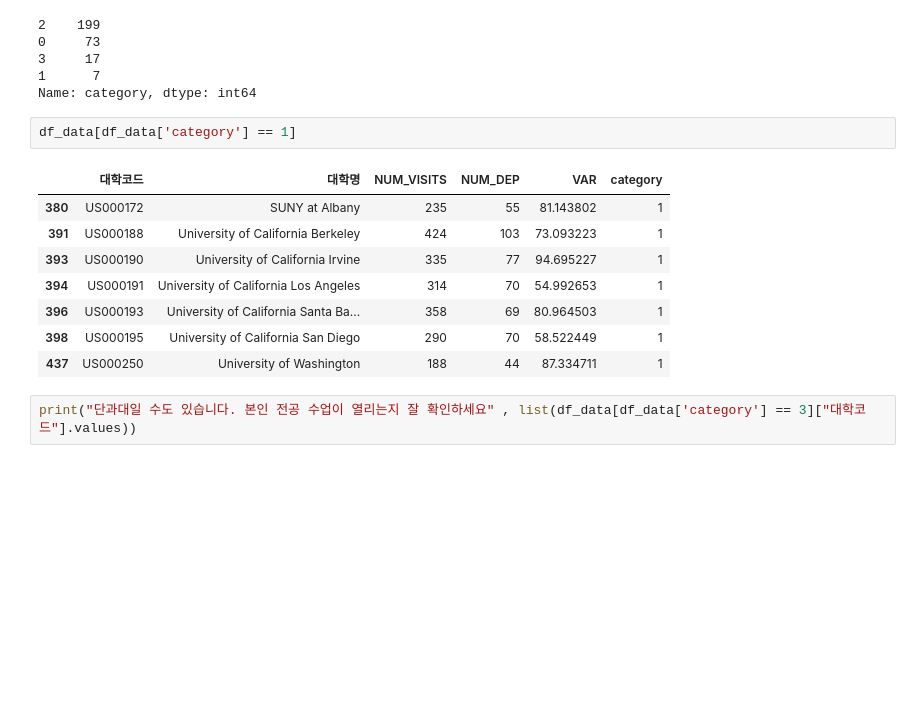
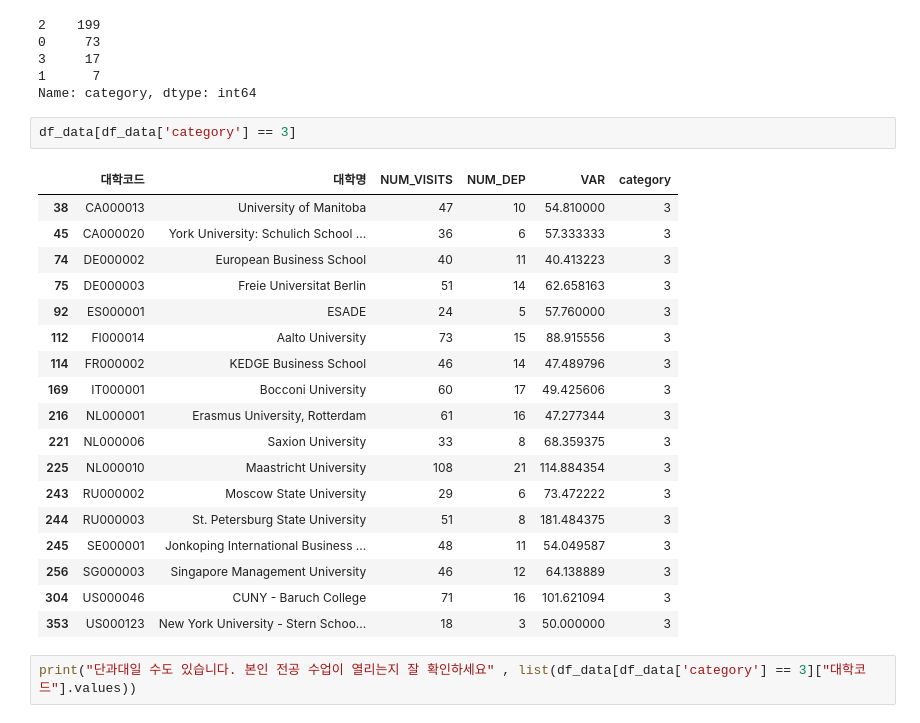
Before and after one commit to snoop2head/yonsei-exchange-program, a Jupyter notebook: cluster_departments_Kmeans.ipynb, the cells around one changed output. Drawn from its saved outputs; the diff is of its cells as text; blank space fills up the shorter version.

```diff
--- a/cluster_departments_Kmeans.ipynb
+++ b/cluster_departments_Kmeans.ipynb
@@ -109,16 +109,26 @@ df_data['category'].value_counts()
 1      7
 Name: category, dtype: int64
 # %%
-df_data[df_data['category'] == 1]
+df_data[df_data['category'] == 3]
 # %% [output]
 |  | 대학코드 | 대학명 | NUM_VISITS | NUM_DEP | VAR | category |
-| 380 | US000172 | SUNY at Albany | 235 | 55 | 81.143802 | 1 |
-| 391 | US000188 | University of California Berkeley | 424 | 103 | 73.093223 | 1 |
-| 393 | US000190 | University of California Irvine | 335 | 77 | 94.695227 | 1 |
-| 394 | US000191 | University of California Los Angeles | 314 | 70 | 54.992653 | 1 |
-| 396 | US000193 | University of California Santa Ba... | 358 | 69 | 80.964503 | 1 |
-| 398 | US000195 | University of California San Diego | 290 | 70 | 58.522449 | 1 |
-| 437 | US000250 | University of Washington | 188 | 44 | 87.334711 | 1 |
+| 38 | CA000013 | University of Manitoba | 47 | 10 | 54.810000 | 3 |
+| 45 | CA000020 | York University: Schulich School ... | 36 | 6 | 57.333333 | 3 |
+| 74 | DE000002 | European Business School | 40 | 11 | 40.413223 | 3 |
+| 75 | DE000003 | Freie Universitat Berlin | 51 | 14 | 62.658163 | 3 |
+| 92 | ES000001 | ESADE | 24 | 5 | 57.760000 | 3 |
+| 112 | FI000014 | Aalto University | 73 | 15 | 88.915556 | 3 |
+| 114 | FR000002 | KEDGE Business School | 46 | 14 | 47.489796 | 3 |
+| 169 | IT000001 | Bocconi University | 60 | 17 | 49.425606 | 3 |
+| 216 | NL000001 | Erasmus University, Rotterdam | 61 | 16 | 47.277344 | 3 |
+| 221 | NL000006 | Saxion University | 33 | 8 | 68.359375 | 3 |
+| 225 | NL000010 | Maastricht University | 108 | 21 | 114.884354 | 3 |
+| 243 | RU000002 | Moscow State University | 29 | 6 | 73.472222 | 3 |
+| 244 | RU000003 | St. Petersburg State University | 51 | 8 | 181.484375 | 3 |
+| 245 | SE000001 | Jonkoping International Business ... | 48 | 11 | 54.049587 | 3 |
+| 256 | SG000003 | Singapore Management University | 46 | 12 | 64.138889 | 3 |
+| 304 | US000046 | CUNY - Baruch College | 71 | 16 | 101.621094 | 3 |
+| 353 | US000123 | New York University - Stern Schoo... | 18 | 3 | 50.000000 | 3 |
 # %%
 print("단과대일 수도 있습니다. 본인 전공 수업이 열리는지 잘 확인하세요" , list(df_data[df_data['category'] == 3]["대학코드"].values))
 # %% [output]
```
Also changed, not shown: parts of 5 cells of this notebook, 2 other files.
